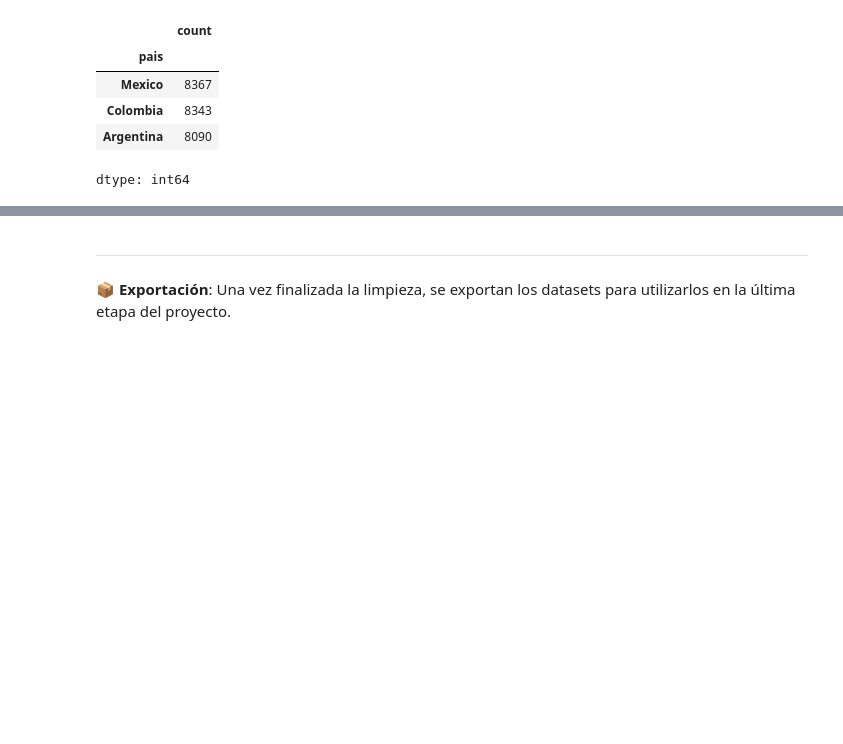
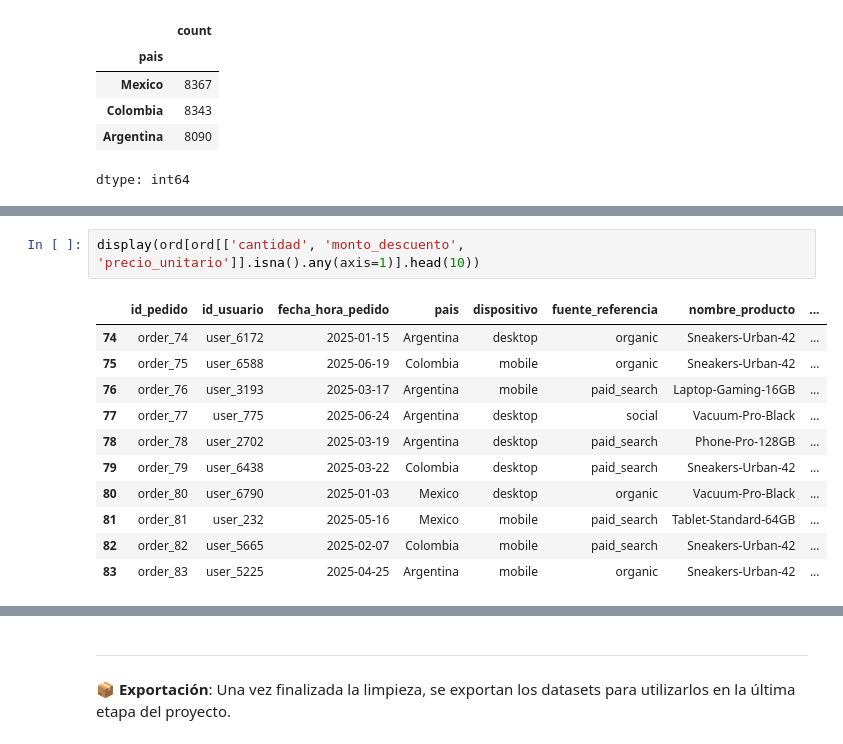
Before and after one commit to FithoGerardo/RappiPlus-Data-cleaning-and-analysis, a Jupyter notebook: notebooks/GerardoOlm-rappiplus_project.ipynb, the cells around one changed output, grey strips where cells are left out. Drawn from its saved outputs; the diff is of its cells as text; blank space fills up the shorter version.

```diff
--- a/notebooks/GerardoOlm-rappiplus_project.ipynb
+++ b/notebooks/GerardoOlm-rappiplus_project.ipynb
@@ -366,0 +322,14 @@ memory usage: 63.4+ KB
+# %%
+display(ord[ord[['cantidad', 'monto_descuento', 'precio_unitario']].isna().any(axis=1)].head(10))
+# %% [output]
+|  | id_pedido | id_usuario | fecha_hora_pedido | pais | dispositivo | fuente_referencia | nombre_producto | ... |
+| 74 | order_74 | user_6172 | 2025-01-15 | Argentina | desktop | organic | Sneakers-Urban-42 | ... |
+| 75 | order_75 | user_6588 | 2025-06-19 | Colombia | mobile | organic | Sneakers-Urban-42 | ... |
+| 76 | order_76 | user_3193 | 2025-03-17 | Argentina | mobile | paid_search | Laptop-Gaming-16GB | ... |
+| 77 | order_77 | user_775 | 2025-06-24 | Argentina | desktop | social | Vacuum-Pro-Black | ... |
+| 78 | order_78 | user_2702 | 2025-03-19 | Argentina | desktop | paid_search | Phone-Pro-128GB | ... |
+| 79 | order_79 | user_6438 | 2025-03-22 | Colombia | desktop | paid_search | Sneakers-Urban-42 | ... |
+| 80 | order_80 | user_6790 | 2025-01-03 | Mexico | desktop | organic | Vacuum-Pro-Black | ... |
+| 81 | order_81 | user_232 | 2025-05-16 | Mexico | mobile | paid_search | Tablet-Standard-64GB | ... |
+| 82 | order_82 | user_5665 | 2025-02-07 | Colombia | mobile | paid_search | Sneakers-Urban-42 | ... |
+| 83 | order_83 | user_5225 | 2025-04-25 | Argentina | mobile | organic | Sneakers-Urban-42 | ... |
```
Also changed, not shown: parts of 16 cells of this notebook.
